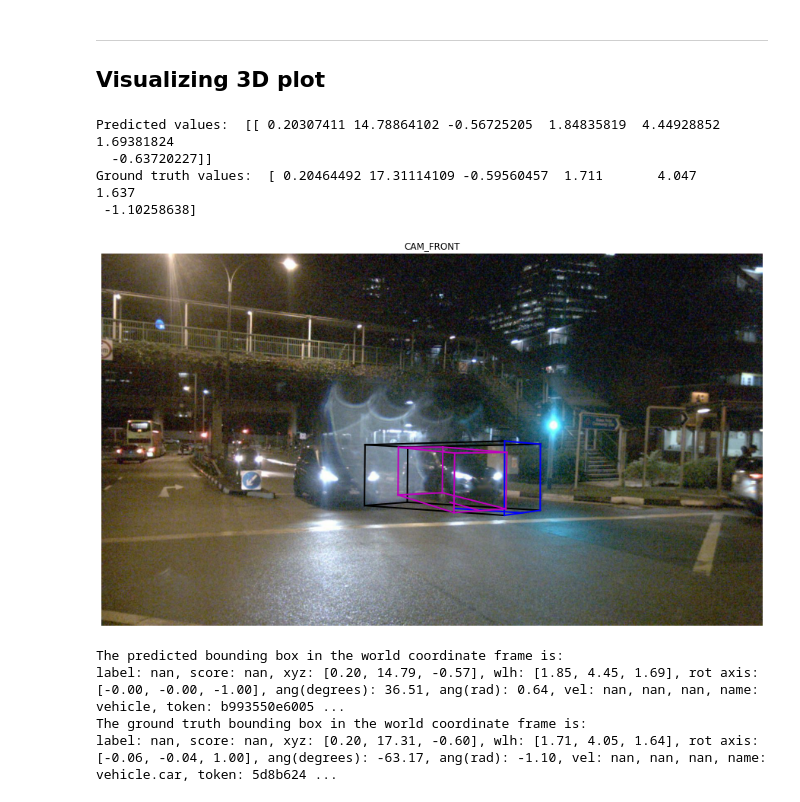
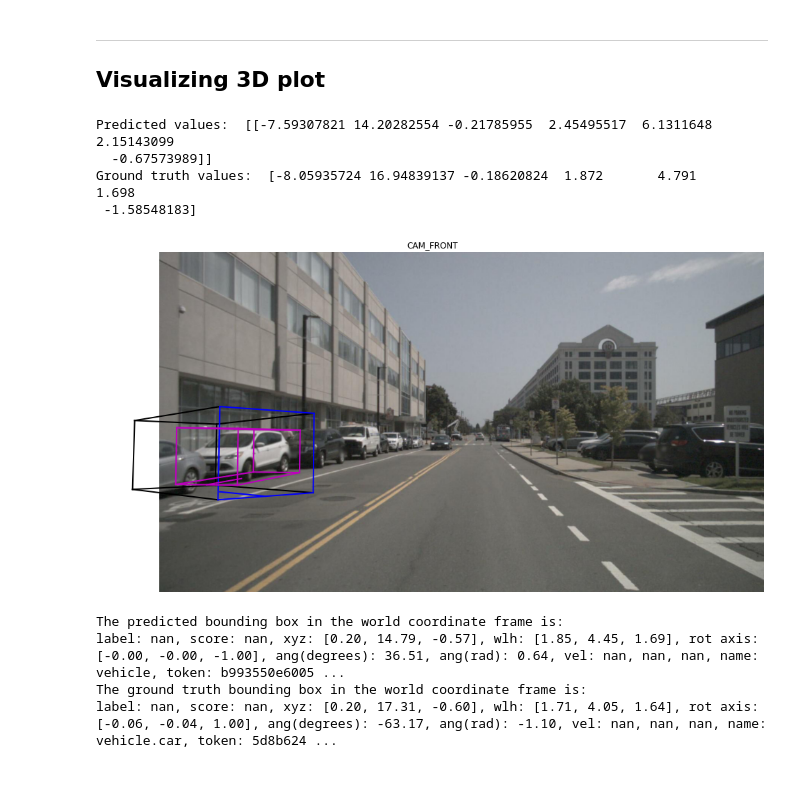
Before and after one commit to MikeS96/3d_obj_detection, a Jupyter notebook: 3D Bounding box regressor.ipynb, the cells around one changed output. Saved outputs shown, nothing was run; the diff lists cells and outputs as text; code cells hidden in the pictures.

```diff
--- a/3D Bounding box regressor.ipynb
+++ b/3D Bounding box regressor.ipynb
@@ -281,9 +291,9 @@ df_detection.to_csv('dataset/3d_obj_detection.csv')
 df_detection_csv = pd.read_csv('dataset/3d_obj_detection.csv')
 
 print('The Dataframe shape is {}'.format(df_detection_csv.shape))
-print('The targets keys are',df_detection_csv.keys()[663:669])
+print('The targets keys are',df_detection_csv.keys()[669:676])
 # Parse features and targets to numpy array
-features = df_detection_csv.loc[:,'0':'660'].to_numpy()
+features = df_detection_csv.loc[:,'0':'667'].to_numpy()
 targets = df_detection_csv.loc[:,'x_pos':'category']
 print('The Features shape is {}'.format(features.shape))
 print('The Targets shape is {}'.format(targets.shape))
@@ -380,7 +425,7 @@ Best Hyperparameters found are:
 # %%
 from sklearn.svm import SVR
 
-svr_mo = MultiOutputRegressor(SVR(C = 1, epsilon = 0.1, kernel = 'poly', degree = 3))
+svr_mo = MultiOutputRegressor(SVR(C = 4.0, epsilon = 0.1, kernel = 'poly', degree = 3))
 svr_mo.fit(X_train_scaled, y_train)
 
 print('Training set score is: {:.3f}'.format(svr_mo.score(X_train_scaled, y_train)))
@@ -577,41 +622,41 @@ Average score Test: 0.705
 ## Visualizing 3D plot
 # %%
 # sample index to predict
-idx = 25 # Idx test max 283 - 92 - 25 - 28
+idx = 4 # Idx test max 283 - 92 - 25 - 28
 
 # Make a prediction with random forest model
 pred_test = svr_mo.predict(X_test_scaled[idx, :].reshape(1, -1))
 
 # Extract relevant info of the prediction
 fast_test = y_test_tokens.to_numpy()
 sample_token, cam_token, ann_token, label = fast_test[idx, :]
 
 # Obtaining metadata of the ground truth
 sensor_laser = 'LIDAR_TOP'
 sample_metadata = nusc.get('sample', sample_token)
 point_data = nusc.get('sample_data', sample_metadata['data'][sensor_laser])
 
 # Obtaining ground truth bounding box in Lidar coordinate frame
 gt_box = target_to_cam(nusc, point_data['token'], ann_token, pointsensor_channel = 'LIDAR_TOP')
 
 # Compare ground truth vs prediction
 print('Predicted values: ', pred_test)
 print('Ground truth values: ', y_test[idx, :])
 
 # Create a Quaternion with the orientation of the predicted vehicle
 q0 = Quaternion(axis=[0, 0, 1], angle = pred_test[0][6])
 # Create the bounding box object
 bbox = Box(pred_test[0][:3], pred_test[0][3:6], q0, name = label,token = sample_token)
 # Make a deepcopy of the results in the LiDAR frame
 lidar_box = copy.deepcopy(bbox)
 # Plot the results
 plot_3d_image_(nusc, cam_token, label, sample_token, bbox, gt_bbox_3d = gt_box)
 # %% [output]
-Predicted values:  [[ 0.20307411 14.78864102 -0.56725205  1.84835819  4.44928852  1.69381824
-  -0.63720227]]
-Ground truth values:  [ 0.20464492 17.31114109 -0.59560457  1.711       4.047       1.637
- -1.10258638]
+Predicted values:  [[-7.59307821 14.20282554 -0.21785955  2.45495517  6.1311648   2.15143099
+  -0.67573989]]
+Ground truth values:  [-8.05935724 16.94839137 -0.18620824  1.872       4.791       1.698
+ -1.58548183]
-[figure, old version]
+[figure, new version]
 # %%
 # Mapping predicted bounding box to world coordinate frame
 #bbox_map_world = pred_to_world(nusc, point_data['token'], lidar_box, pointsensor_channel = 'LIDAR_TOP')
```
Also changed, not shown: parts of 13 cells of this notebook, 1 other file.
